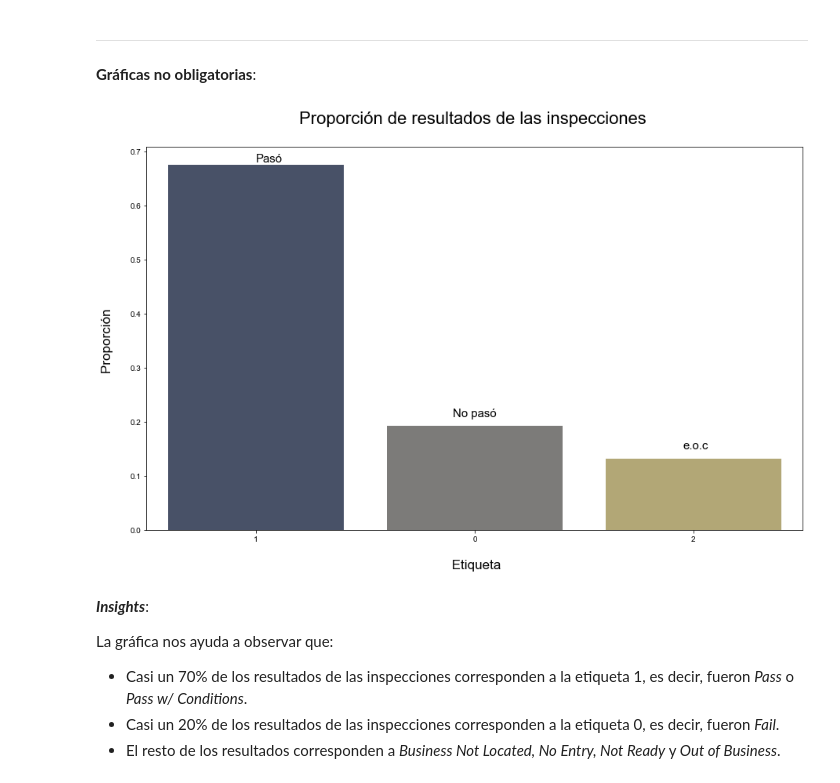
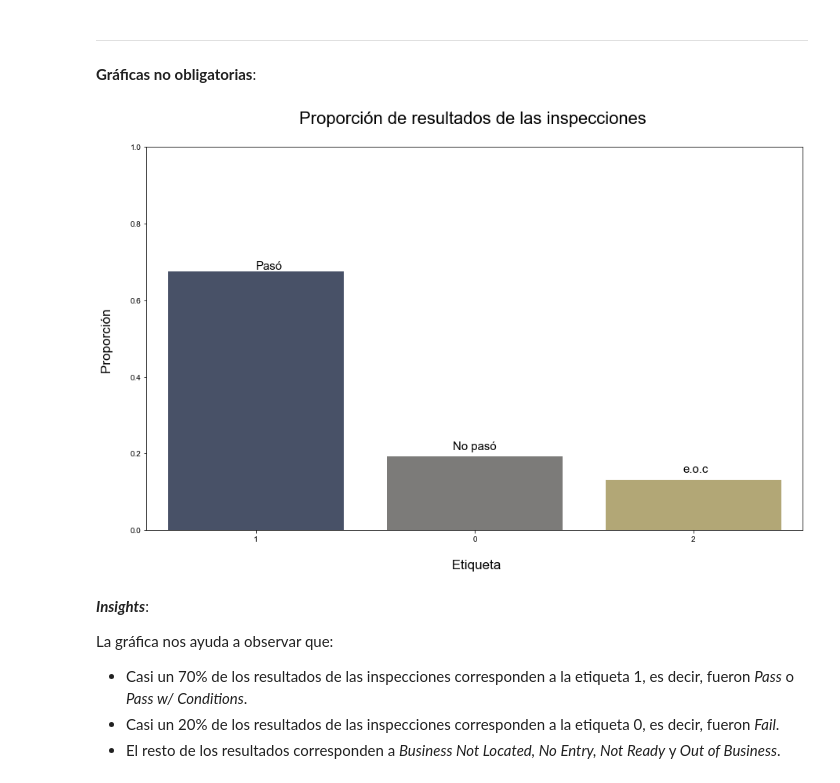
Before and after one commit to jlrzarcor/ITAM-dpa2021, a Jupyter notebook: notebooks/eda/EDA_GEDA_Checkpoint1.ipynb, the cells around one changed output. Saved outputs shown, nothing was run; the diff lists cells and outputs as text; code cells hidden in the pictures.

Commit message:
Corrección ylim gráficas proporciones
Se corrigen las gráficas donde se muestran proporciones, de acuerdo a los comentarios hechos en la calificación del Ckeckpoint 1.

```diff
--- a/notebooks/eda/EDA_GEDA_Checkpoint1.ipynb
+++ b/notebooks/eda/EDA_GEDA_Checkpoint1.ipynb
@@ -1144,22 +1144,23 @@ for idx, row in chicago.iterrows():
 # %%
 fig = plt.figure(figsize=(15,9))
 b = sns.barplot(x=df2.label.value_counts().index,
                     y=df2.label.value_counts()/len(df2),
                     data=df2,
                     palette='cividis',
                order = ["1", "0", "2"])
 plt.title("Proporción de resultados de las inspecciones \n", size= 22)
 plt.xlabel("\n Etiqueta", size = 17)
 plt.text(0.000001000,0.68,'Pasó', size = 15)
 plt.text(0.9,0.21,'No pasó', size = 15)
 plt.text(1.95,0.15,'e.o.c', size = 15)
 plt.ylabel("Proporción \n", size = 17)
 sns.set_style("whitegrid")
 b.yaxis.set_major_formatter(plt.FuncFormatter(number_formatter))
+plt.ylim(0, 1)
 
 plt.show()
 # %% [output]
-[figure, old version]
+[figure, new version]
 # %% [markdown]
 ***Insights***:
 
```
Also changed, not shown: parts of 2 cells of this notebook.
